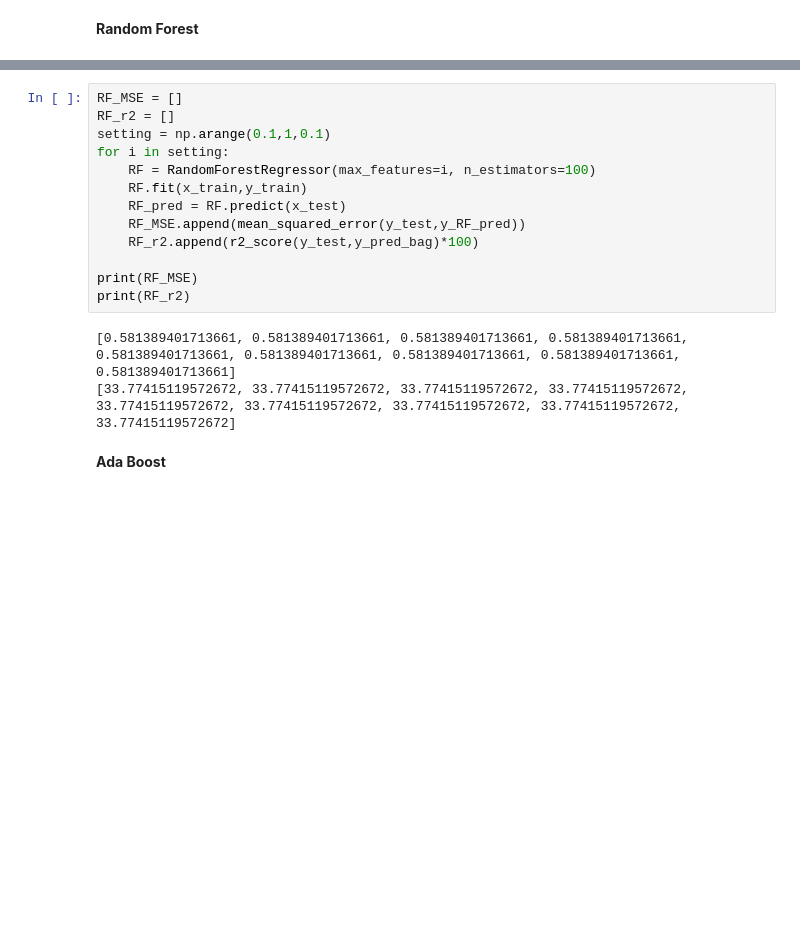
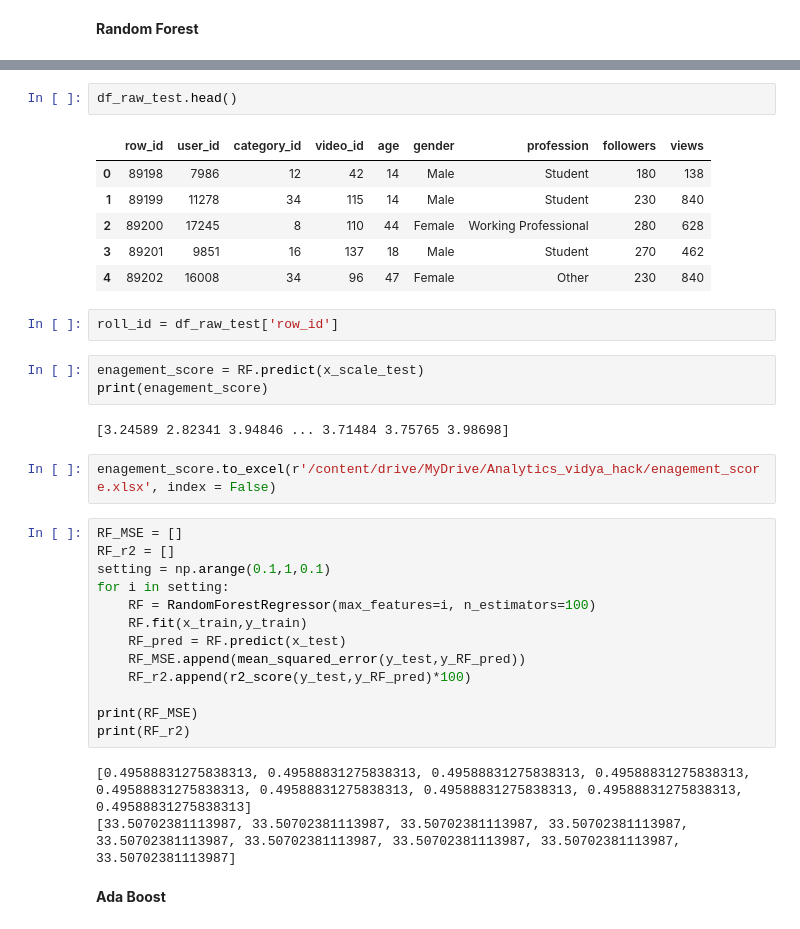
Before and after one commit to sarkar2527/DSAP, a Jupyter notebook: Analytics_vidhya.ipynb, the cells around one changed output, grey strips where cells are left out. Drawn from its saved outputs; the diff is of its cells as text; blank space fills up the shorter version.

```diff
--- a/Analytics_vidhya.ipynb
+++ b/Analytics_vidhya.ipynb
@@ -328,3 +364,21 @@ print(rf_r2_score)
+# %%
+df_raw_test.head()
+# %% [output]
+|  | row_id | user_id | category_id | video_id | age | gender | profession | followers | views |
+| 0 | 89198 | 7986 | 12 | 42 | 14 | Male | Student | 180 | 138 |
+| 1 | 89199 | 11278 | 34 | 115 | 14 | Male | Student | 230 | 840 |
+| 2 | 89200 | 17245 | 8 | 110 | 44 | Female | Working Professional | 280 | 628 |
+| 3 | 89201 | 9851 | 16 | 137 | 18 | Male | Student | 270 | 462 |
+| 4 | 89202 | 16008 | 34 | 96 | 47 | Female | Other | 230 | 840 |
+# %%
+roll_id = df_raw_test['row_id']
+# %%
+enagement_score = RF.predict(x_scale_test)
+print(enagement_score)
+# %% [output]
+[3.24589 2.82341 3.94846 ... 3.71484 3.75765 3.98698]
+# %%
+enagement_score.to_excel(r'/content/drive/MyDrive/Analytics_vidya_hack/enagement_score.xlsx', index = False)
 # %%
 RF_MSE = []
 RF_r2 = []
@@ -334,13 +388,13 @@ for i in setting:
     RF.fit(x_train,y_train)
     RF_pred = RF.predict(x_test)
     RF_MSE.append(mean_squared_error(y_test,y_RF_pred))
-    RF_r2.append(r2_score(y_test,y_pred_bag)*100)
+    RF_r2.append(r2_score(y_test,y_RF_pred)*100)
 
 print(RF_MSE)
 print(RF_r2)
 # %% [output]
-[0.581389401713661, 0.581389401713661, 0.581389401713661, 0.581389401713661, 0.581389401713661, 0.581389401713661, 0.581389401713661, 0.581389401713661, 0.581389401713661]
-[33.77415119572672, 33.77415119572672, 33.77415119572672, 33.77415119572672, 33.77415119572672, 33.77415119572672, 33.77415119572672, 33.77415119572672, 33.77415119572672]
+[0.49588831275838313, 0.49588831275838313, 0.49588831275838313, 0.49588831275838313, 0.49588831275838313, 0.49588831275838313, 0.49588831275838313, 0.49588831275838313, 0.49588831275838313]
+[33.50702381113987, 33.50702381113987, 33.50702381113987, 33.50702381113987, 33.50702381113987, 33.50702381113987, 33.50702381113987, 33.50702381113987, 33.50702381113987]
 # %% [markdown]
 **Ada Boost**
 # %%
```
Also changed, not shown: parts of 20 cells of this notebook.
